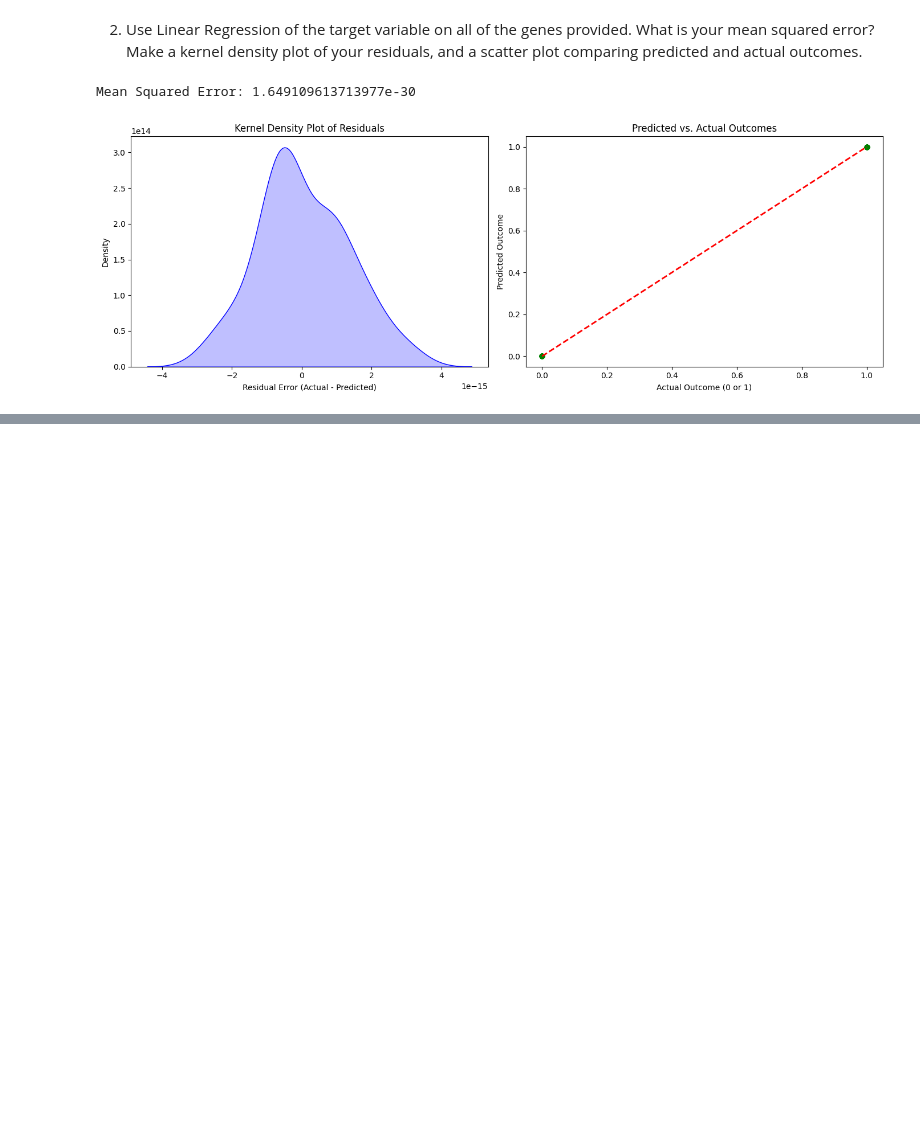
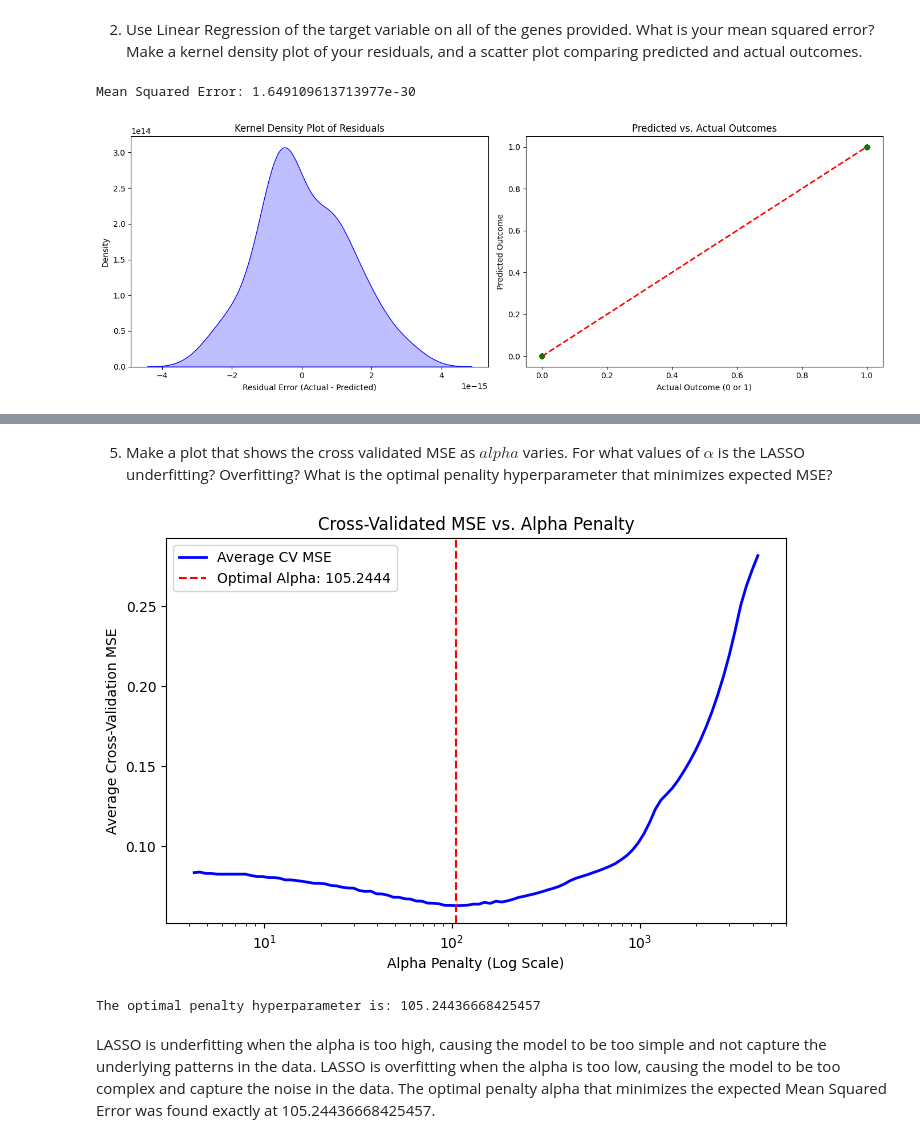
Before and after one commit to wilsonfredbeck7/undergrad_ml_assignments, a Jupyter notebook: genomics_lab.ipynb, the cells around one changed output, grey strips where cells are left out. Saved outputs shown, nothing was run; the diff lists cells and outputs as text; code cells hidden in the pictures; blank space fills up the shorter version.

```diff
--- a/genomics_lab.ipynb
+++ b/genomics_lab.ipynb
@@ -94,0 +138,30 @@ Mean Squared Error: 1.649109613713977e-30
+# %% [markdown]
+
+
+5. Make a plot that shows the cross validated MSE as $alpha$ varies. For what values of $\alpha$ is the LASSO underfitting? Overfitting? What is the optimal penality hyperparameter that minimizes expected MSE?
+# %%
+import numpy as np
+import matplotlib.pyplot as plt
+
+alphas = lasso_model.alphas_
+mean_mses = np.mean(lasso_model.mse_path_, axis=1)
+
+optimal_alpha = lasso_model.alpha_
+plt.figure(figsize=(8, 5))
+
+plt.semilogx(alphas, mean_mses, color='blue', linewidth=2, label='Average CV MSE')
+
+plt.axvline(optimal_alpha, color='red', linestyle='--', label=f'Optimal Alpha: {optimal_alpha:.4f}')
+
+plt.title('Cross-Validated MSE vs. Alpha Penalty')
+plt.xlabel('Alpha Penalty (Log Scale)')
+plt.ylabel('Average Cross-Validation MSE')
+plt.legend()
+plt.show()
+
+print(f"The optimal penalty hyperparameter is: {optimal_alpha}")
+# %% [output]
+[figure, added]
+The optimal penalty hyperparameter is: 105.24436668425457
+# %% [markdown]
+LASSO is underfitting when the alpha is too high, causing the model to be too simple and not capture the underlying patterns in the data. LASSO is overfitting when the alpha is too low, causing the model to be too complex and capture the noise in the data. The optimal penalty alpha that minimizes the expected Mean Squared Error was found exactly at 105.24436668425457.
```
Also changed, not shown: parts of 8 cells of this notebook.
